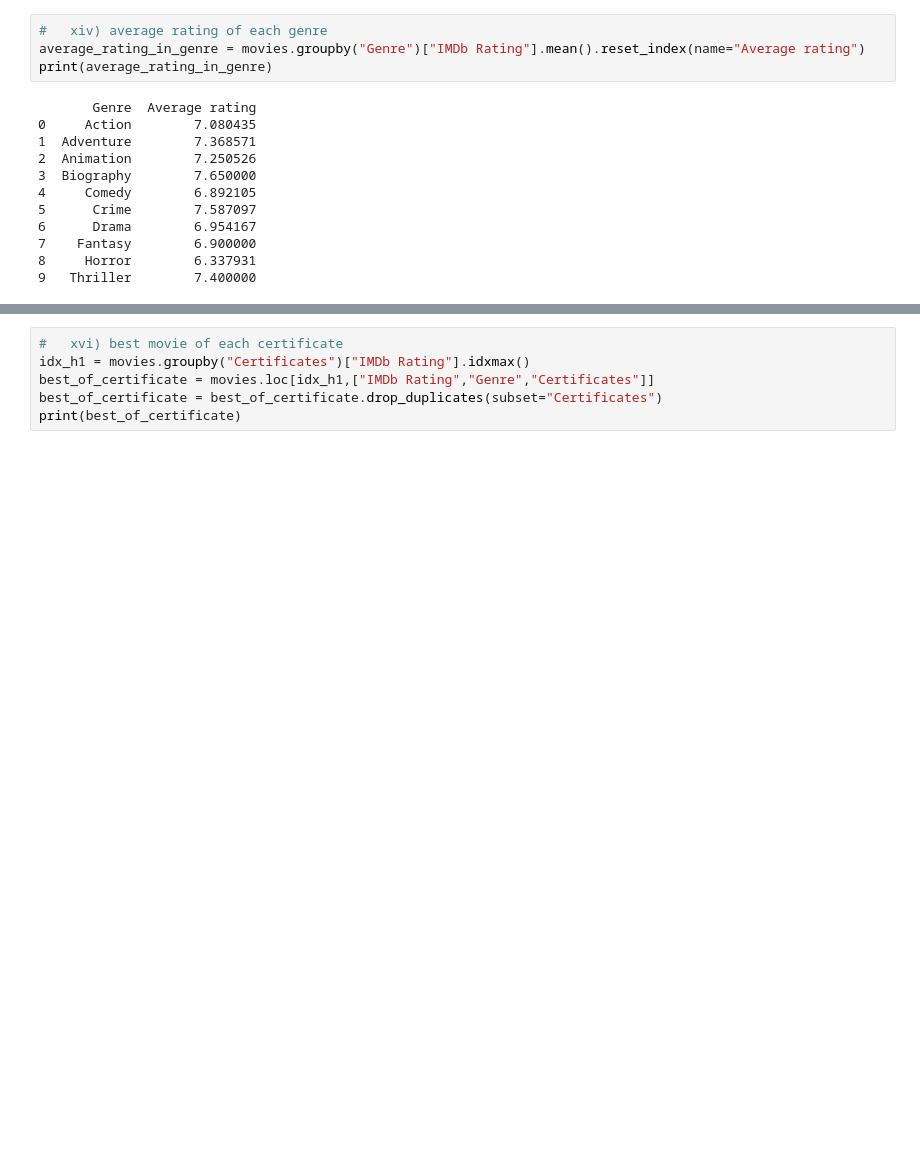
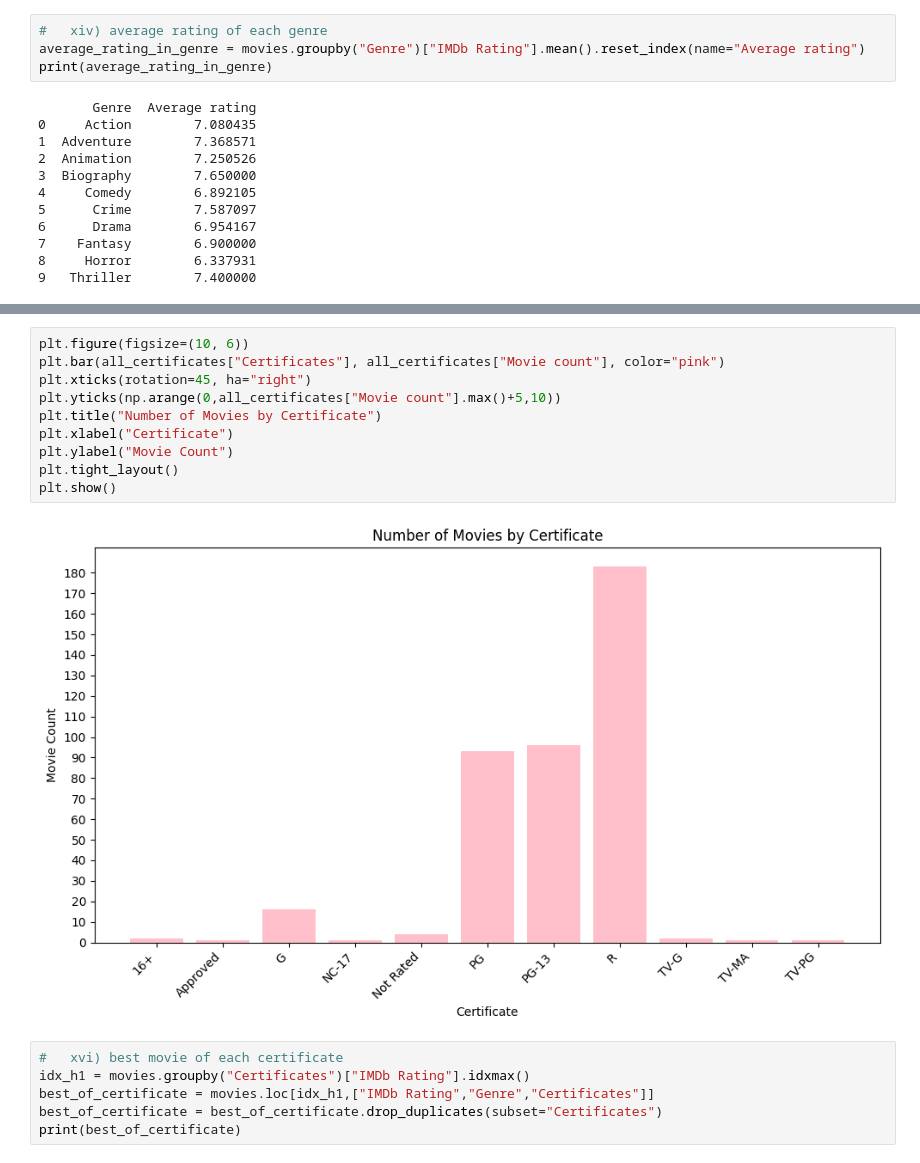
Before and after one commit to abdulmoi-z/Data_Science_Projects, a Jupyter notebook: Project_#_1/project_1_notebook.ipynb, the cells around one changed output, grey strips where cells are left out. Saved outputs shown, nothing was run; the diff lists cells and outputs as text; blank space fills up the shorter version.

```diff
--- a/Project_#_1/project_1_notebook.ipynb
+++ b/Project_#_1/project_1_notebook.ipynb
@@ -367,6 +368,18 @@ all_certificates
 | 8 | TV-G | 2 |
 | 9 | TV-MA | 1 |
 | 10 | TV-PG | 1 |
+# %%
+plt.figure(figsize=(10, 6))
+plt.bar(all_certificates["Certificates"], all_certificates["Movie count"], color="pink")
+plt.xticks(rotation=45, ha="right")
+plt.yticks(np.arange(0,all_certificates["Movie count"].max()+5,10))
+plt.title("Number of Movies by Certificate")
+plt.xlabel("Certificate")
+plt.ylabel("Movie Count")
+plt.tight_layout()
+plt.show()
+# %% [output]
+[figure, added]
 # %%
 #   xvi) best movie of each certificate
 idx_h1 = movies.groupby("Certificates")["IMDb Rating"].idxmax()
```
Also changed, not shown: parts of 6 cells of this notebook, 1 other file.
